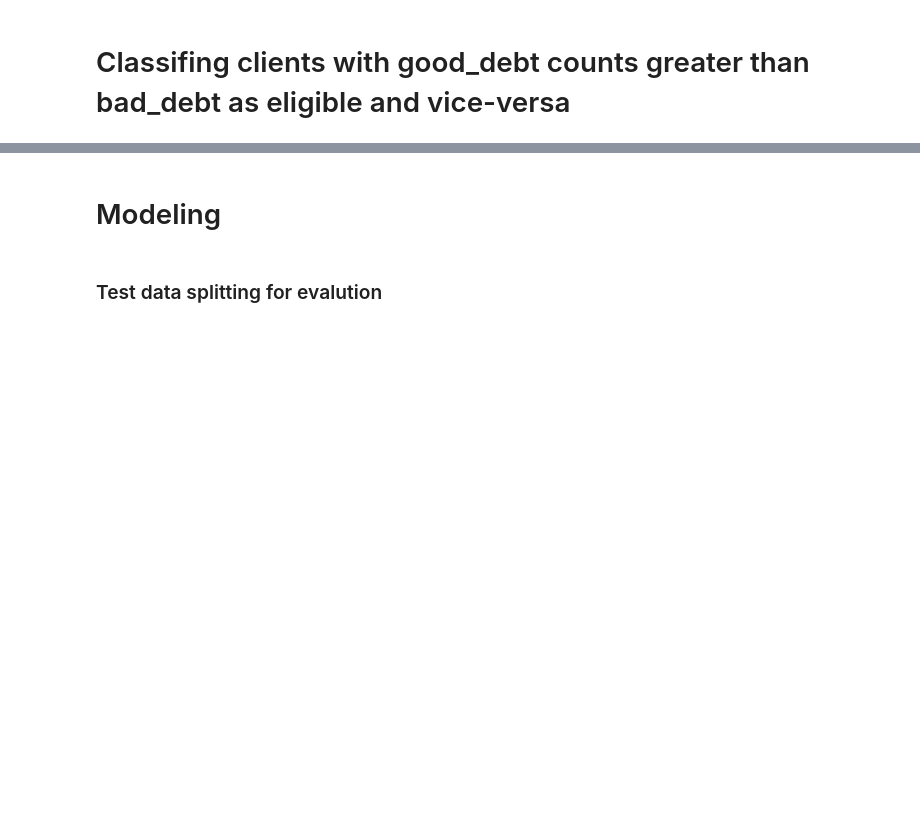
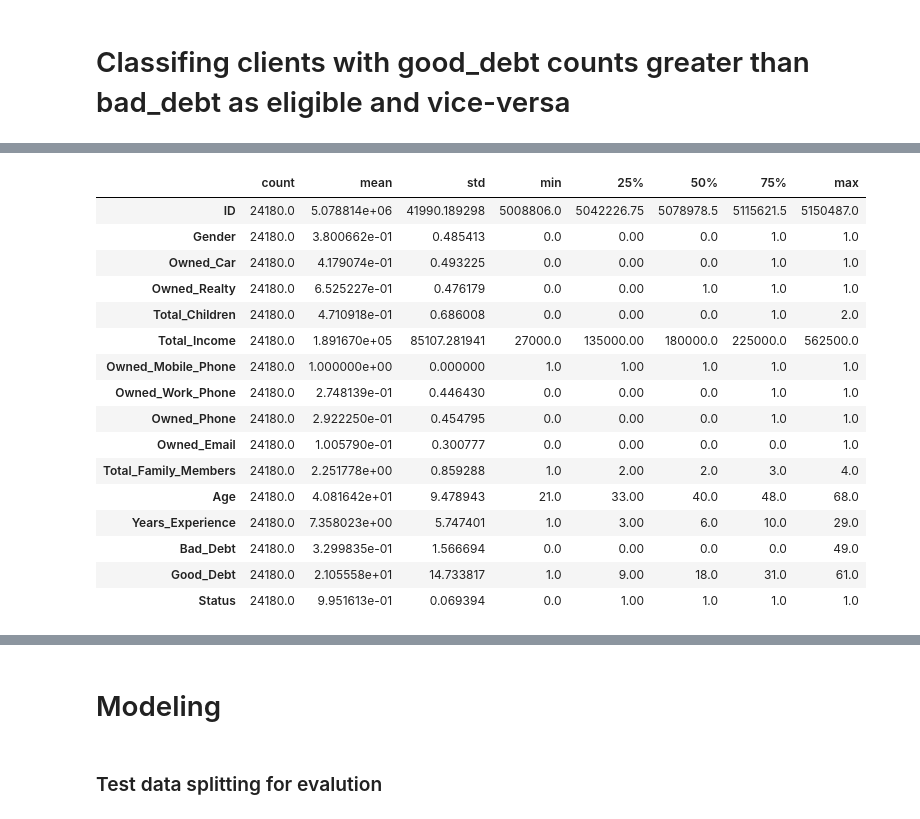
Before and after one commit to oforomar/credit_card_approval_prediction, a Jupyter notebook: credit-card-approval-prediction.ipynb, the cells around one changed output, grey strips where cells are left out. Drawn from its saved outputs; the diff is of its cells as text; code cells hidden in the pictures; blank space fills up the shorter version.

```diff
--- a/credit-card-approval-prediction.ipynb
+++ b/credit-card-approval-prediction.ipynb
@@ -219,0 +445,20 @@ df['Status'].hist()
+# %%
+df.describe().T
+# %% [output]
+|  | count | mean | std | min | 25% | 50% | 75% | max |
+| ID | 24180.0 | 5.078814e+06 | 41990.189298 | 5008806.0 | 5042226.75 | 5078978.5 | 5115621.5 | 5150487.0 |
+| Gender | 24180.0 | 3.800662e-01 | 0.485413 | 0.0 | 0.00 | 0.0 | 1.0 | 1.0 |
+| Owned_Car | 24180.0 | 4.179074e-01 | 0.493225 | 0.0 | 0.00 | 0.0 | 1.0 | 1.0 |
+| Owned_Realty | 24180.0 | 6.525227e-01 | 0.476179 | 0.0 | 0.00 | 1.0 | 1.0 | 1.0 |
+| Total_Children | 24180.0 | 4.710918e-01 | 0.686008 | 0.0 | 0.00 | 0.0 | 1.0 | 2.0 |
+| Total_Income | 24180.0 | 1.891670e+05 | 85107.281941 | 27000.0 | 135000.00 | 180000.0 | 225000.0 | 562500.0 |
+| Owned_Mobile_Phone | 24180.0 | 1.000000e+00 | 0.000000 | 1.0 | 1.00 | 1.0 | 1.0 | 1.0 |
+| Owned_Work_Phone | 24180.0 | 2.748139e-01 | 0.446430 | 0.0 | 0.00 | 0.0 | 1.0 | 1.0 |
+| Owned_Phone | 24180.0 | 2.922250e-01 | 0.454795 | 0.0 | 0.00 | 0.0 | 1.0 | 1.0 |
+| Owned_Email | 24180.0 | 1.005790e-01 | 0.300777 | 0.0 | 0.00 | 0.0 | 0.0 | 1.0 |
+| Total_Family_Members | 24180.0 | 2.251778e+00 | 0.859288 | 1.0 | 2.00 | 2.0 | 3.0 | 4.0 |
+| Age | 24180.0 | 4.081642e+01 | 9.478943 | 21.0 | 33.00 | 40.0 | 48.0 | 68.0 |
+| Years_Experience | 24180.0 | 7.358023e+00 | 5.747401 | 1.0 | 3.00 | 6.0 | 10.0 | 29.0 |
+| Bad_Debt | 24180.0 | 3.299835e-01 | 1.566694 | 0.0 | 0.00 | 0.0 | 0.0 | 49.0 |
+| Good_Debt | 24180.0 | 2.105558e+01 | 14.733817 | 1.0 | 9.00 | 18.0 | 31.0 | 61.0 |
+| Status | 24180.0 | 9.951613e-01 | 0.069394 | 0.0 | 1.00 | 1.0 | 1.0 | 1.0 |
```
Also changed, not shown: parts of 46 cells of this notebook.
